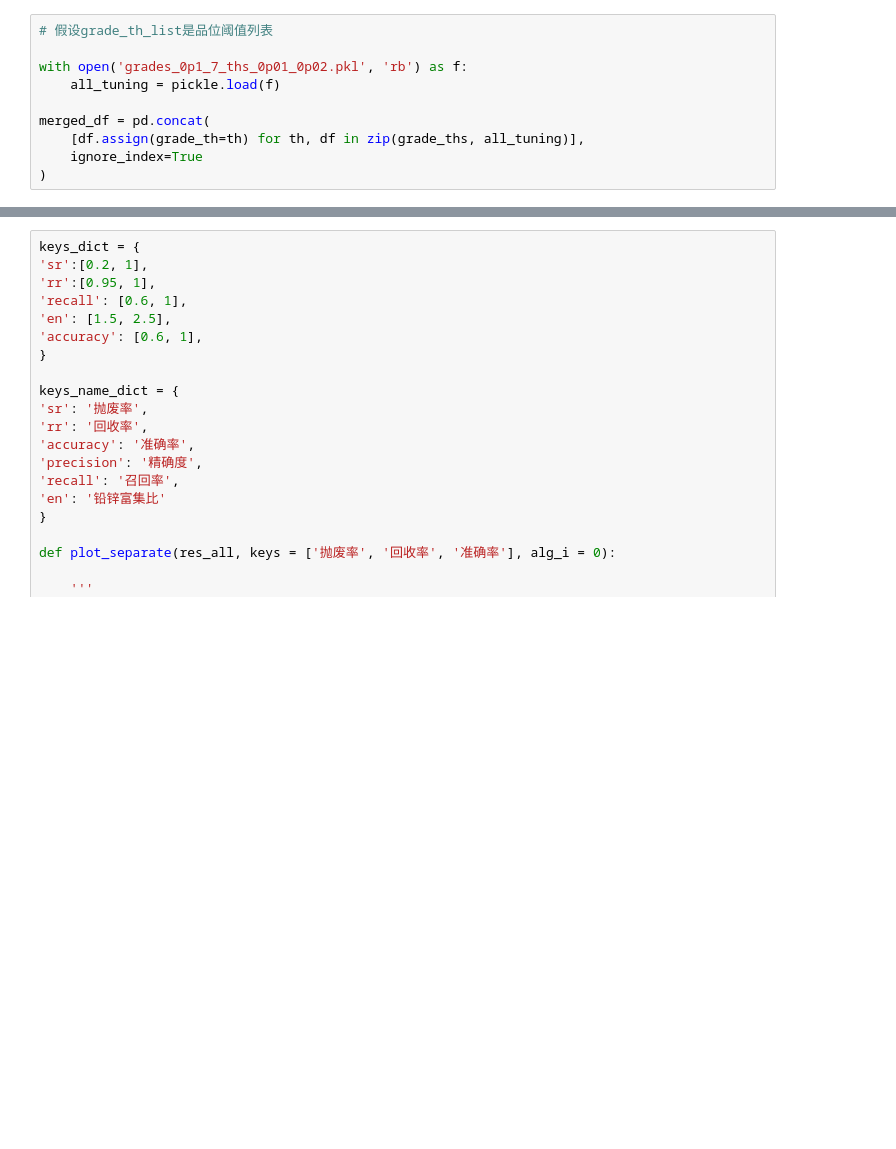
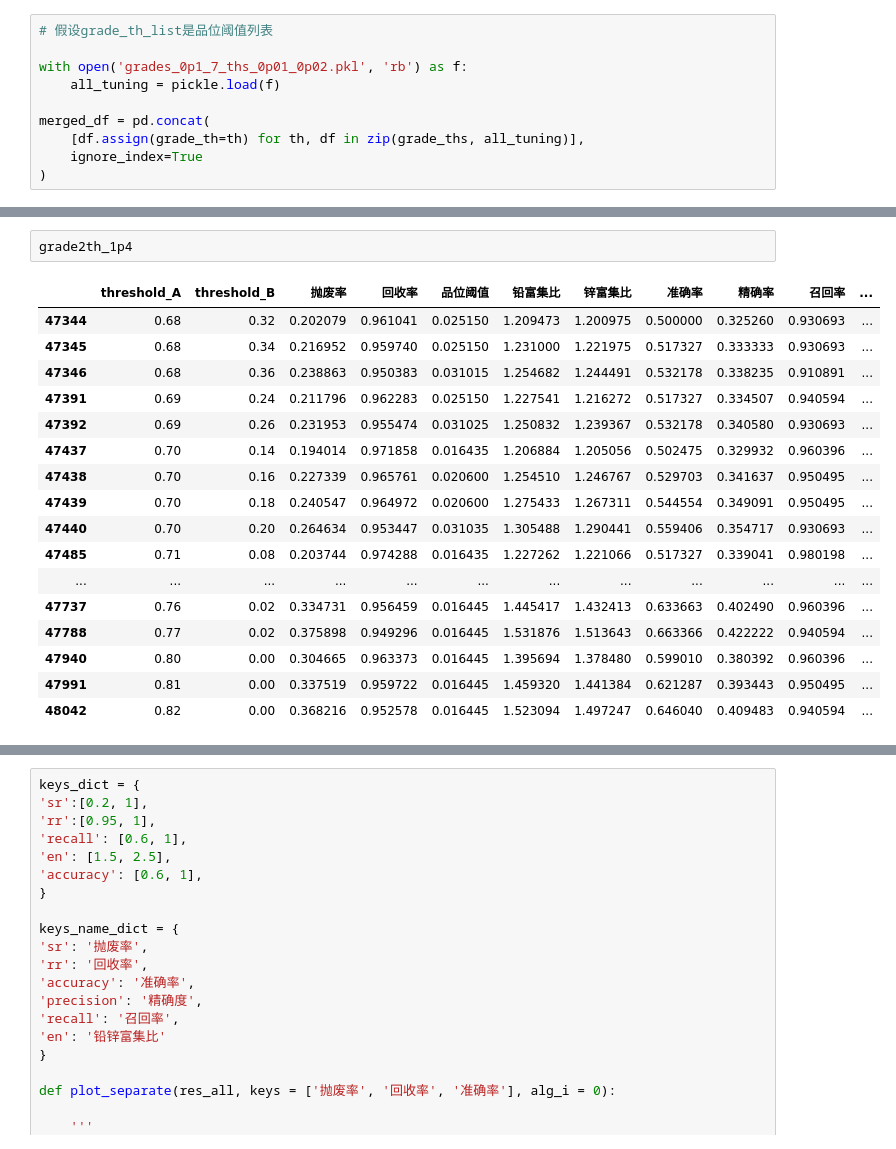
Before and after one commit to yaojian95/jt_ore_sorting, a Jupyter notebook: R_and_grade.ipynb, the cells around one changed output, grey strips where cells are left out. Drawn from its saved outputs; the diff is of its cells as text; blank space fills up the shorter version.

```diff
--- a/R_and_grade.ipynb
+++ b/R_and_grade.ipynb
@@ -94,0 +121,20 @@ for th_a in np.arange(0.5, 1.2, 0.01):
+# %%
+grade2th_1p4
+# %% [output]
+|  | threshold_A | threshold_B | 抛废率 | 回收率 | 品位阈值 | 铅富集比 | 锌富集比 | 准确率 | 精确率 | 召回率 | ... |
+| 47344 | 0.68 | 0.32 | 0.202079 | 0.961041 | 0.025150 | 1.209473 | 1.200975 | 0.500000 | 0.325260 | 0.930693 | ... |
+| 47345 | 0.68 | 0.34 | 0.216952 | 0.959740 | 0.025150 | 1.231000 | 1.221975 | 0.517327 | 0.333333 | 0.930693 | ... |
+| 47346 | 0.68 | 0.36 | 0.238863 | 0.950383 | 0.031015 | 1.254682 | 1.244491 | 0.532178 | 0.338235 | 0.910891 | ... |
+| 47391 | 0.69 | 0.24 | 0.211796 | 0.962283 | 0.025150 | 1.227541 | 1.216272 | 0.517327 | 0.334507 | 0.940594 | ... |
+| 47392 | 0.69 | 0.26 | 0.231953 | 0.955474 | 0.031025 | 1.250832 | 1.239367 | 0.532178 | 0.340580 | 0.930693 | ... |
+| 47437 | 0.70 | 0.14 | 0.194014 | 0.971858 | 0.016435 | 1.206884 | 1.205056 | 0.502475 | 0.329932 | 0.960396 | ... |
+| 47438 | 0.70 | 0.16 | 0.227339 | 0.965761 | 0.020600 | 1.254510 | 1.246767 | 0.529703 | 0.341637 | 0.950495 | ... |
+| 47439 | 0.70 | 0.18 | 0.240547 | 0.964972 | 0.020600 | 1.275433 | 1.267311 | 0.544554 | 0.349091 | 0.950495 | ... |
+| 47440 | 0.70 | 0.20 | 0.264634 | 0.953447 | 0.031035 | 1.305488 | 1.290441 | 0.559406 | 0.354717 | 0.930693 | ... |
+| 47485 | 0.71 | 0.08 | 0.203744 | 0.974288 | 0.016435 | 1.227262 | 1.221066 | 0.517327 | 0.339041 | 0.980198 | ... |
+| ... | ... | ... | ... | ... | ... | ... | ... | ... | ... | ... | ... |
+| 47737 | 0.76 | 0.02 | 0.334731 | 0.956459 | 0.016445 | 1.445417 | 1.432413 | 0.633663 | 0.402490 | 0.960396 | ... |
+| 47788 | 0.77 | 0.02 | 0.375898 | 0.949296 | 0.016445 | 1.531876 | 1.513643 | 0.663366 | 0.422222 | 0.940594 | ... |
+| 47940 | 0.80 | 0.00 | 0.304665 | 0.963373 | 0.016445 | 1.395694 | 1.378480 | 0.599010 | 0.380392 | 0.960396 | ... |
+| 47991 | 0.81 | 0.00 | 0.337519 | 0.959722 | 0.016445 | 1.459320 | 1.441384 | 0.621287 | 0.393443 | 0.950495 | ... |
+| 48042 | 0.82 | 0.00 | 0.368216 | 0.952578 | 0.016445 | 1.523094 | 1.497247 | 0.646040 | 0.409483 | 0.940594 | ... |
```
Also changed, not shown: parts of 9 cells of this notebook, 1 other file.
